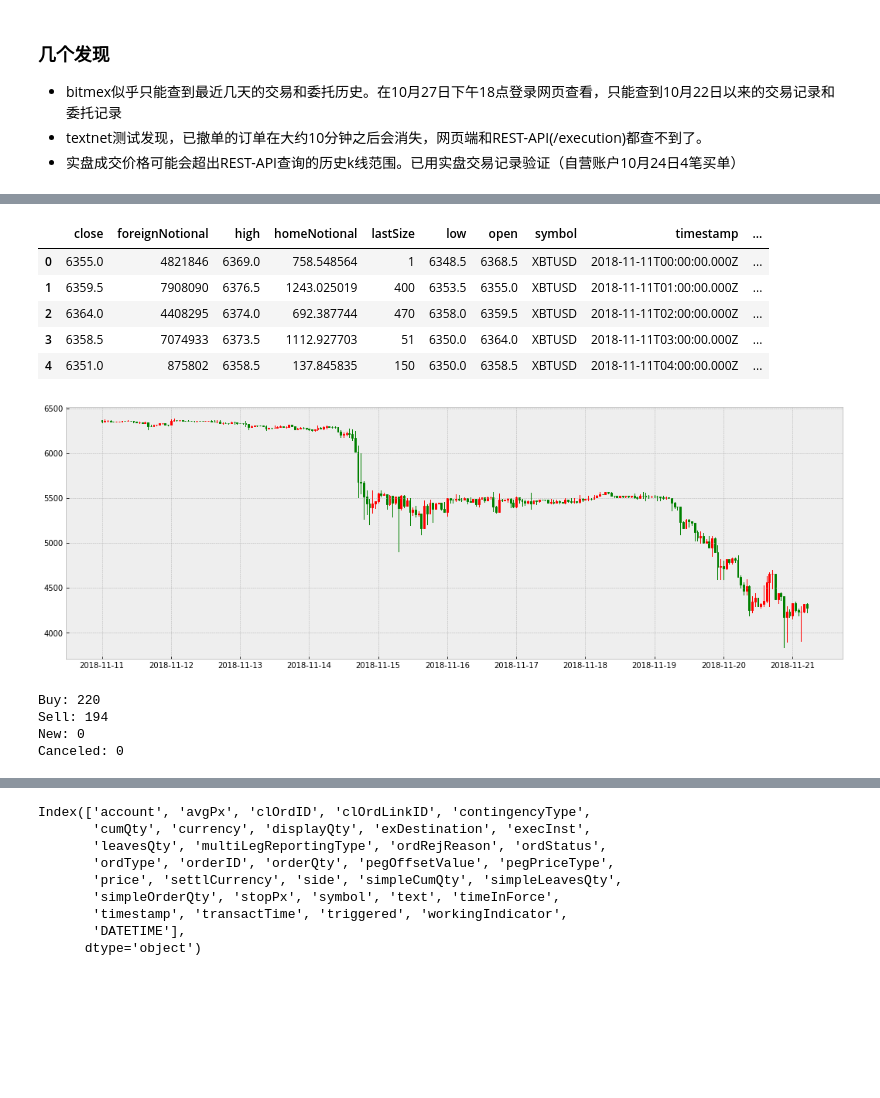
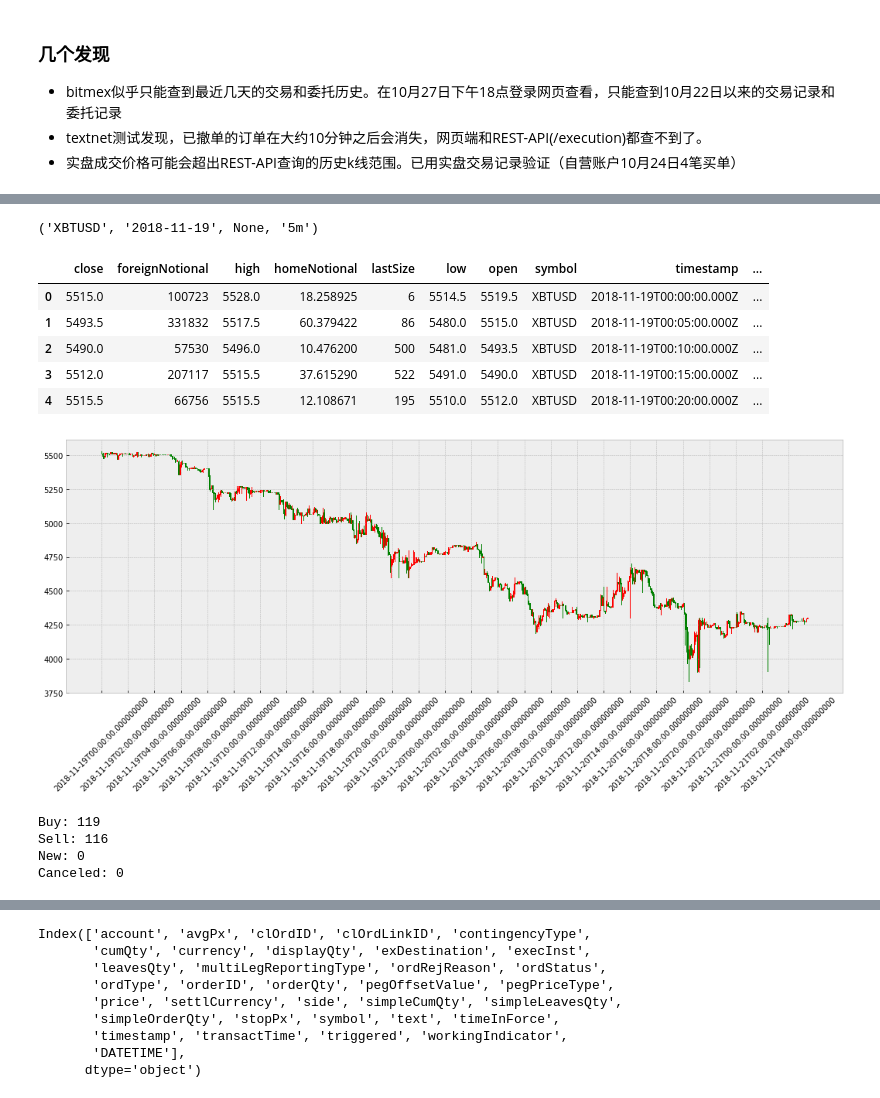
Before and after one commit to JiaRu2016/qsed, a Jupyter notebook: qsed/trading-report/trading-report-template.ipynb, the cells around one changed output, grey strips where cells are left out. Cells and saved outputs as stored; diff of their text form; code cells hidden in the pictures; blank space fills up the shorter version.

```diff
--- a/qsed/trading-report/trading-report-template.ipynb
+++ b/qsed/trading-report/trading-report-template.ipynb
@@ -11,13 +11,13 @@ $ jupyter nbconvert --to html trading-report-template.ipynb
 # %%
 import datetime
 
-report_days = 10   # 最近5天的报告
+report_days = 2   # 最近5天的报告
 
 report_from = datetime.datetime.now() - datetime.timedelta(days=report_days)
 startTime = datetime.datetime.strftime(report_from, '%Y-%m-%d') # '2018-10-20'
 endTime = None
 symbol = 'XBTUSD'
-bar_type = '1h'
+bar_type = '5m'
 
 account_settings_file = '../bitmex/BITMEX_connect.json'
 which = 'real_trading_ZHOU'  #'account_test'
@@ -84,5 +54,9 @@ df_order   # side, price, DATETIME
 # %%
 # position
+# %%
+symbol, startTime, endTime, bar_type
+# %% [output]
+('XBTUSD', '2018-11-19', None, '5m')
 # %%
 rest_no_auth = bitmexREST(None, None, True)
 market_result = rest_no_auth.query_history_bars(symbol, startTime, endTime, bar_type)
@@ -94,20 +68,21 @@ df_market['DATE'] = [x.date() for x in df_market.DATETIME]
 df_market.head()
 # %% [output]
 |  | close | foreignNotional | high | homeNotional | lastSize | low | open | symbol | timestamp | ... |
-| 0 | 6355.0 | 4821846 | 6369.0 | 758.548564 | 1 | 6348.5 | 6368.5 | XBTUSD | 2018-11-11T00:00:00.000Z | ... |
-| 1 | 6359.5 | 7908090 | 6376.5 | 1243.025019 | 400 | 6353.5 | 6355.0 | XBTUSD | 2018-11-11T01:00:00.000Z | ... |
-| 2 | 6364.0 | 4408295 | 6374.0 | 692.387744 | 470 | 6358.0 | 6359.5 | XBTUSD | 2018-11-11T02:00:00.000Z | ... |
-| 3 | 6358.5 | 7074933 | 6373.5 | 1112.927703 | 51 | 6350.0 | 6364.0 | XBTUSD | 2018-11-11T03:00:00.000Z | ... |
-| 4 | 6351.0 | 875802 | 6358.5 | 137.845835 | 150 | 6350.0 | 6358.5 | XBTUSD | 2018-11-11T04:00:00.000Z | ... |
+| 0 | 5515.0 | 100723 | 5528.0 | 18.258925 | 6 | 5514.5 | 5519.5 | XBTUSD | 2018-11-19T00:00:00.000Z | ... |
+| 1 | 5493.5 | 331832 | 5517.5 | 60.379422 | 86 | 5480.0 | 5515.0 | XBTUSD | 2018-11-19T00:05:00.000Z | ... |
+| 2 | 5490.0 | 57530 | 5496.0 | 10.476200 | 500 | 5481.0 | 5493.5 | XBTUSD | 2018-11-19T00:10:00.000Z | ... |
+| 3 | 5512.0 | 207117 | 5515.5 | 37.615290 | 522 | 5491.0 | 5490.0 | XBTUSD | 2018-11-19T00:15:00.000Z | ... |
+| 4 | 5515.5 | 66756 | 5515.5 | 12.108671 | 195 | 5510.0 | 5512.0 | XBTUSD | 2018-11-19T00:20:00.000Z | ... |
 # %%
 from qsPlot import ohlc_plot
 plt.style.use('bmh')
 
 
 fig, ax = plt.subplots(figsize=(18,6))
-ohlc_plot(ax, df_market, t_='DATE', width_=0.5, n_=24)
+ohlc_plot(ax, df_market, t_='DATETIME', width_=0.5, n_=24)
+_=plt.xticks(rotation=45)
 # %% [output]
-[figure, old version]
+[figure, new version]
 # %%
 df_Exec_Trade_Buy = df_exec.query('execType == "Trade" & side=="Buy"')
 df_Exec_Trade_Sell = df_exec.query('execType == "Trade" & side=="Sell"')
@@ -120,8 +95,8 @@ print('Sell: %d'% len(df_Exec_Trade_Sell))
 print('New: %d' % len(df_Exec_New))
 print('Canceled: %d' % len(df_Exec_Canceled))
 # %% [output]
-Buy: 220
-Sell: 194
+Buy: 119
+Sell: 116
 New: 0
 Canceled: 0
 # %%
```
Also changed, not shown: parts of 6 cells of this notebook.
